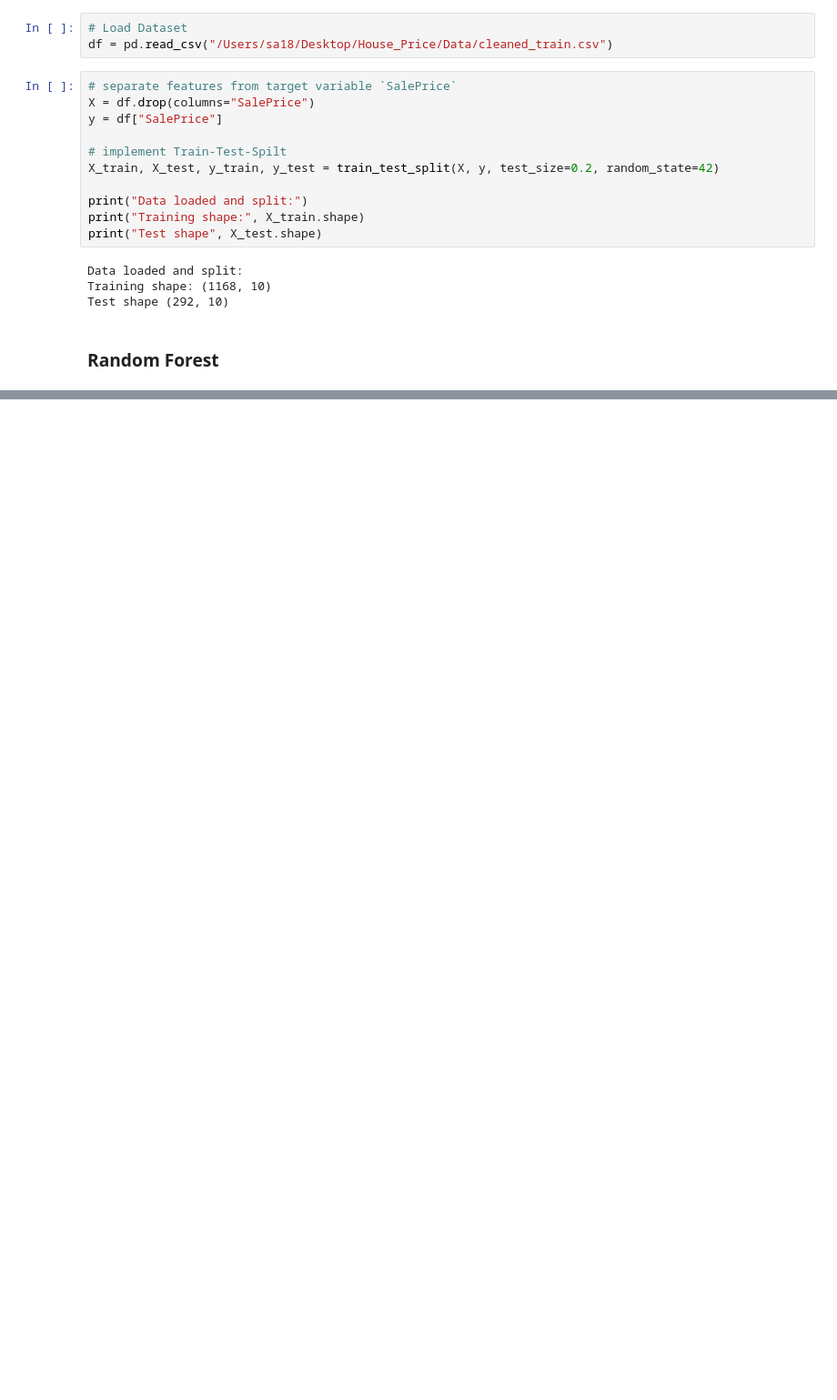
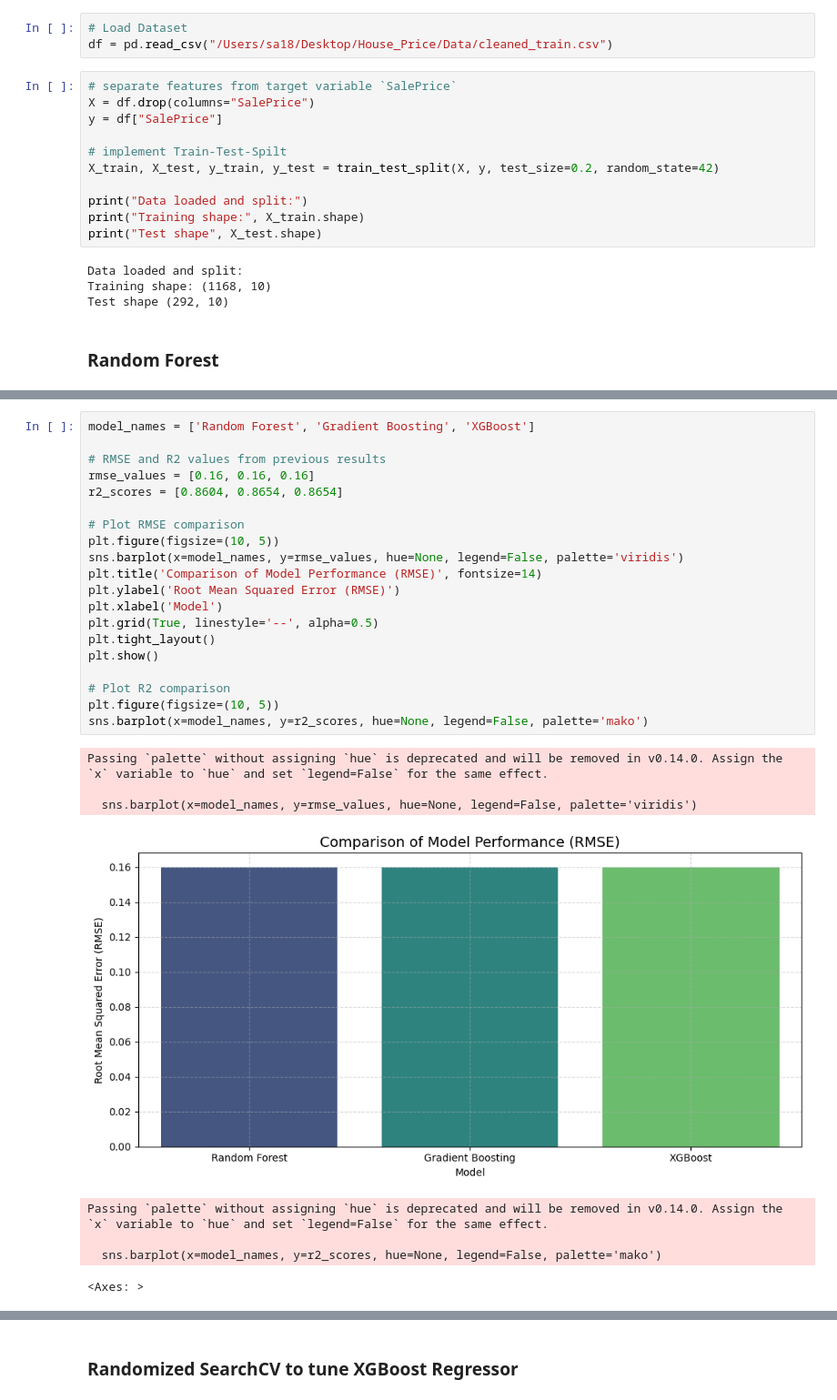
Before and after one commit to Jacqs395/House_Price, a Jupyter notebook: Code/models.ipynb, the cells around one changed output, grey strips where cells are left out. Shown at 91% size. Drawn from its saved outputs; the diff is of its cells as text; blank space fills up the shorter version.

Commit message:
updated model

```diff
--- a/Code/models.ipynb
+++ b/Code/models.ipynb
@@ -54,0 +90,29 @@ ValueError: could not convert string to float: 'TA'
+# %%
+model_names = ['Random Forest', 'Gradient Boosting', 'XGBoost']
+
+# RMSE and R2 values from previous results
+rmse_values = [0.16, 0.16, 0.16]
+r2_scores = [0.8604, 0.8654, 0.8654]
+
+# Plot RMSE comparison
+plt.figure(figsize=(10, 5))
+sns.barplot(x=model_names, y=rmse_values, hue=None, legend=False, palette='viridis')
+plt.title('Comparison of Model Performance (RMSE)', fontsize=14)
+plt.ylabel('Root Mean Squared Error (RMSE)')
+plt.xlabel('Model')
+plt.grid(True, linestyle='--', alpha=0.5)
+plt.tight_layout()
+plt.show()
+
+# Plot R2 comparison
+plt.figure(figsize=(10, 5))
+sns.barplot(x=model_names, y=r2_scores, hue=None, legend=False, palette='mako')
+# %% [output]
+Passing `palette` without assigning `hue` is deprecated and will be removed in v0.14.0. Assign the `x` variable to `hue` and set `legend=False` for the same effect.
+
+  sns.barplot(x=model_names, y=rmse_values, hue=None, legend=False, palette='viridis')
+[figure, added]
+Passing `palette` without assigning `hue` is deprecated and will be removed in v0.14.0. Assign the `x` variable to `hue` and set `legend=False` for the same effect.
+
+  sns.barplot(x=model_names, y=r2_scores, hue=None, legend=False, palette='mako')
+<Axes: >
@@ -54,0 +120,2 @@ ValueError: could not convert string to float: 'TA'
+# %% [markdown]
+### Randomized SearchCV to tune XGBoost Regressor
```
Also changed, not shown: parts of 19 cells of this notebook, 2 other files.
